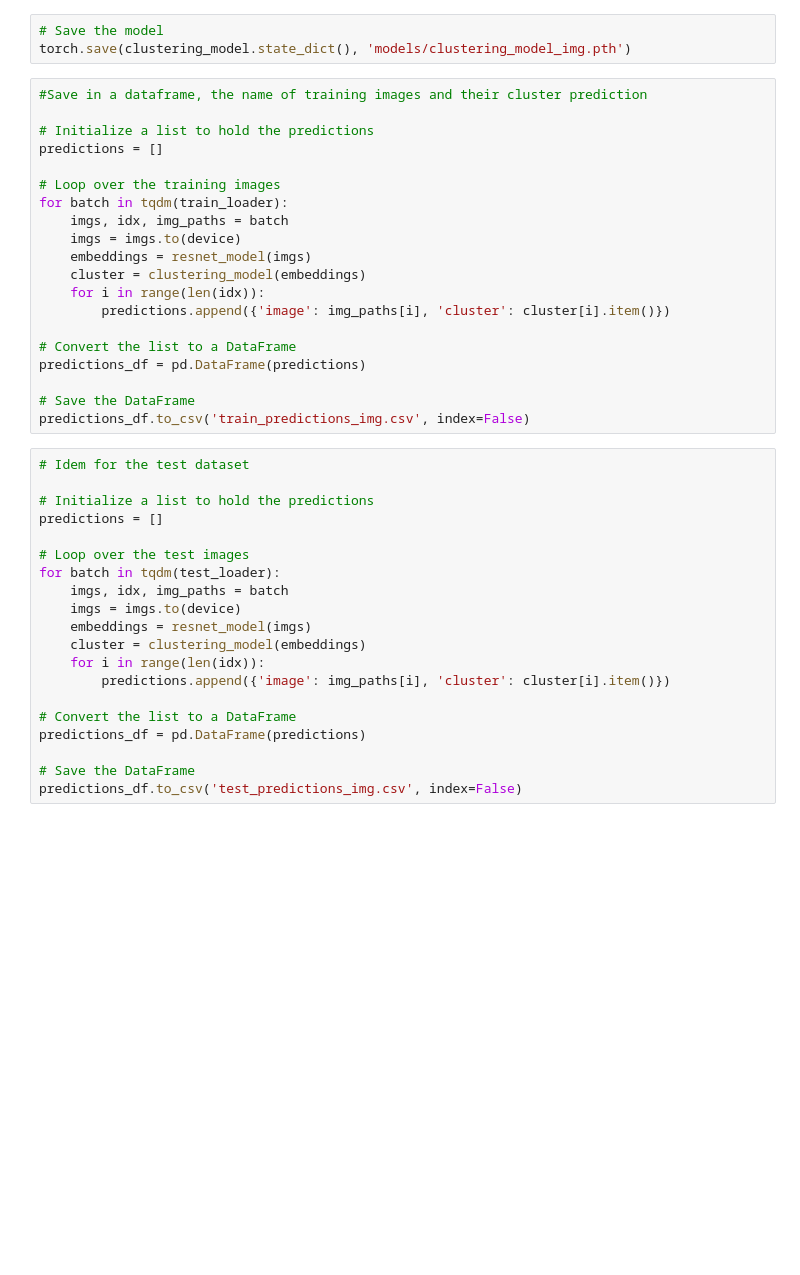
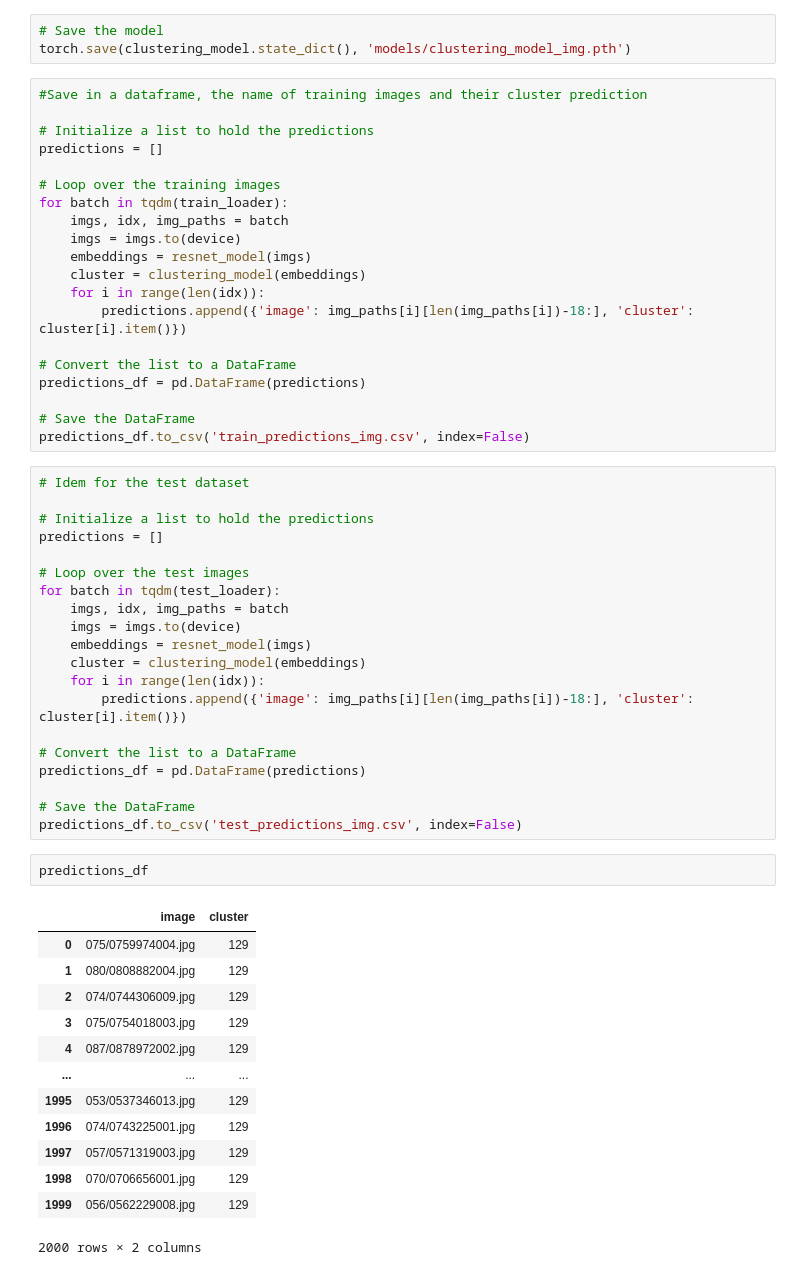
Before and after one commit to Emma-IA/Clothes-similarity, a Jupyter notebook: clustering_img.ipynb, the cells around one changed output. Drawn from its saved outputs; the diff is of its cells as text; blank space fills up the shorter version.

```diff
--- a/clustering_img.ipynb
+++ b/clustering_img.ipynb
@@ -240,7 +247,7 @@ for batch in tqdm(train_loader):
     embeddings = resnet_model(imgs)
     cluster = clustering_model(embeddings)
     for i in range(len(idx)):
-        predictions.append({'image': img_paths[i], 'cluster': cluster[i].item()})
+        predictions.append({'image': img_paths[i][len(img_paths[i])-18:], 'cluster': cluster[i].item()})
 
 # Convert the list to a DataFrame
 predictions_df = pd.DataFrame(predictions)
@@ -260,10 +267,26 @@ for batch in tqdm(test_loader):
     embeddings = resnet_model(imgs)
     cluster = clustering_model(embeddings)
     for i in range(len(idx)):
-        predictions.append({'image': img_paths[i], 'cluster': cluster[i].item()})
+        predictions.append({'image': img_paths[i][len(img_paths[i])-18:], 'cluster': cluster[i].item()})
 
 # Convert the list to a DataFrame
 predictions_df = pd.DataFrame(predictions)
 
 # Save the DataFrame
 predictions_df.to_csv('test_predictions_img.csv', index=False)
+# %%
+predictions_df
+# %% [output]
+|  | image | cluster |
+| 0 | 075/0759974004.jpg | 129 |
+| 1 | 080/0808882004.jpg | 129 |
+| 2 | 074/0744306009.jpg | 129 |
+| 3 | 075/0754018003.jpg | 129 |
+| 4 | 087/0878972002.jpg | 129 |
+| ... | ... | ... |
+| 1995 | 053/0537346013.jpg | 129 |
+| 1996 | 074/0743225001.jpg | 129 |
+| 1997 | 057/0571319003.jpg | 129 |
+| 1998 | 070/0706656001.jpg | 129 |
+| 1999 | 056/0562229008.jpg | 129 |
+2000 rows × 2 columns
```
Also changed, not shown: parts of 3 cells of this notebook, 11 other files.
